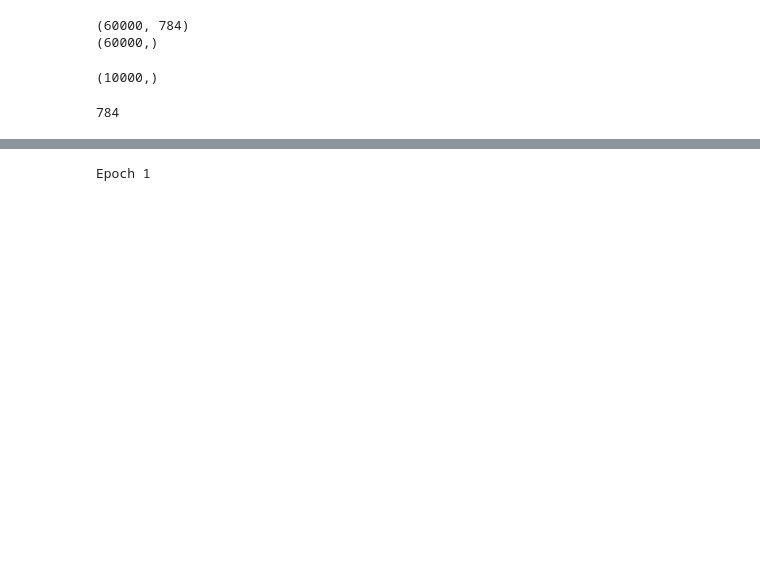
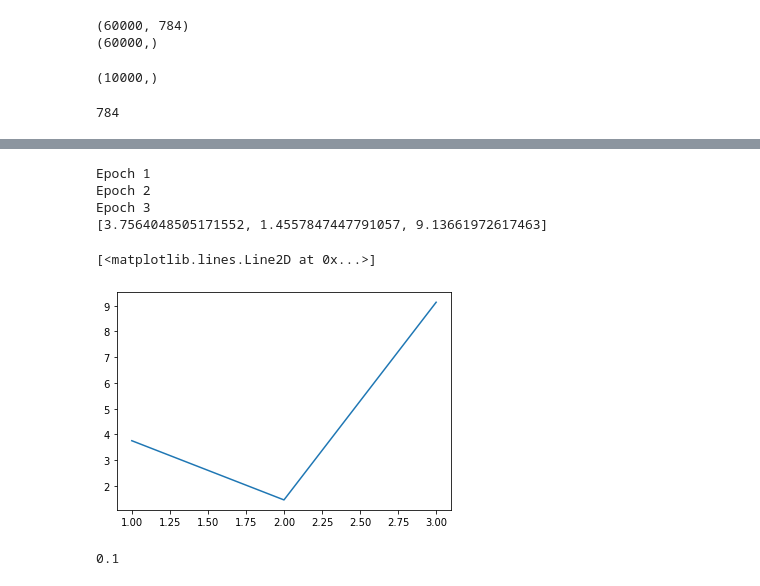
Before and after one commit to a-pt/cs6910-Assignment-1, a Jupyter notebook: RmsProp.ipynb, the cells around one changed output, grey strips where cells are left out. Cells and saved outputs as stored; diff of their text form; code cells hidden in the pictures; blank space fills up the shorter version.

```diff
--- a/RmsProp.ipynb
+++ b/RmsProp.ipynb
@@ -62,7 +76,7 @@ print(xlen)
 #No of Layers
 L=3
 #size of each hidden layer
-N=3
+N=8
 #No of classes
 K=10
 # %%
@@ -130,7 +144,7 @@ def feed_forward(input,W,B,L):
     hL=softmax(a)
     H.append(hL)
     return H,A,hL
-H,A,y_hat=feed_forward(trainX[90],W,B,L)
+H,A,y_hat=feed_forward(trainX[0],W,B,L)
 # %%
 y_hat
 # %% [output]
@@ -193,9 +207,10 @@ eta=0.0001
 # %%
 def gradient_descent():
     t=0
-    max_iterations=10
+    max_iterations=3
     W= initialize_weights(xlen,L-1,K,N)
     B= initialize_bias(xlen,L-1,K,N)
+    loss=list()
     while (t<max_iterations):
         eta_wgrad=list()
         eta_bgrad=list()
@@ -203,7 +218,9 @@ def gradient_descent():
             eta_wgrad.append(np.zeros(shape=np.shape(W[l])).tolist())
             eta_bgrad.append(np.zeros(shape=np.shape(B[l])).tolist())
         for i in range(train_samples):
+            error=0.0
             H,A,y_hat=feed_forward(trainX[i],W,B,L)
+            error+=(-math.log(y_hat[trainY[i]]))
             W_grad,B_grad=back_propogation(H,A,y_hat,trainY[i])
             W_grad=W_grad[::-1]
             B_grad=B_grad[::-1]
@@ -213,10 +230,20 @@ def gradient_descent():
         for l in range(L):
             W[l]=(np.matrix(W[l])-np.matrix(eta_wgrad[l])).tolist()
             B[l]=np.subtract(B[l],eta_bgrad[l])
+        loss.append(error)
         t=t+1
         print('Epoch',t)
-    return W,B
+    print (loss)
+    return W,B,loss
 # %%
-W,B = gradient_descent()
+W,B,loss=gradient_descent()
 # %% [output]
 Epoch 1
+Epoch 2
+Epoch 3
+[3.7564048505171552, 1.4557847447791057, 9.13661972617463]
+# %%
+plt.plot([i+1 for i in range(3)],loss)
+# %% [output]
+[<matplotlib.lines.Line2D at 0x...>]
+[figure, added]
@@ -222,0 +259,4 @@ Epoch 1
+# %%
+Accuracy
+# %% [output]
+0.1
```
Also changed, not shown: parts of 10 cells of this notebook.
